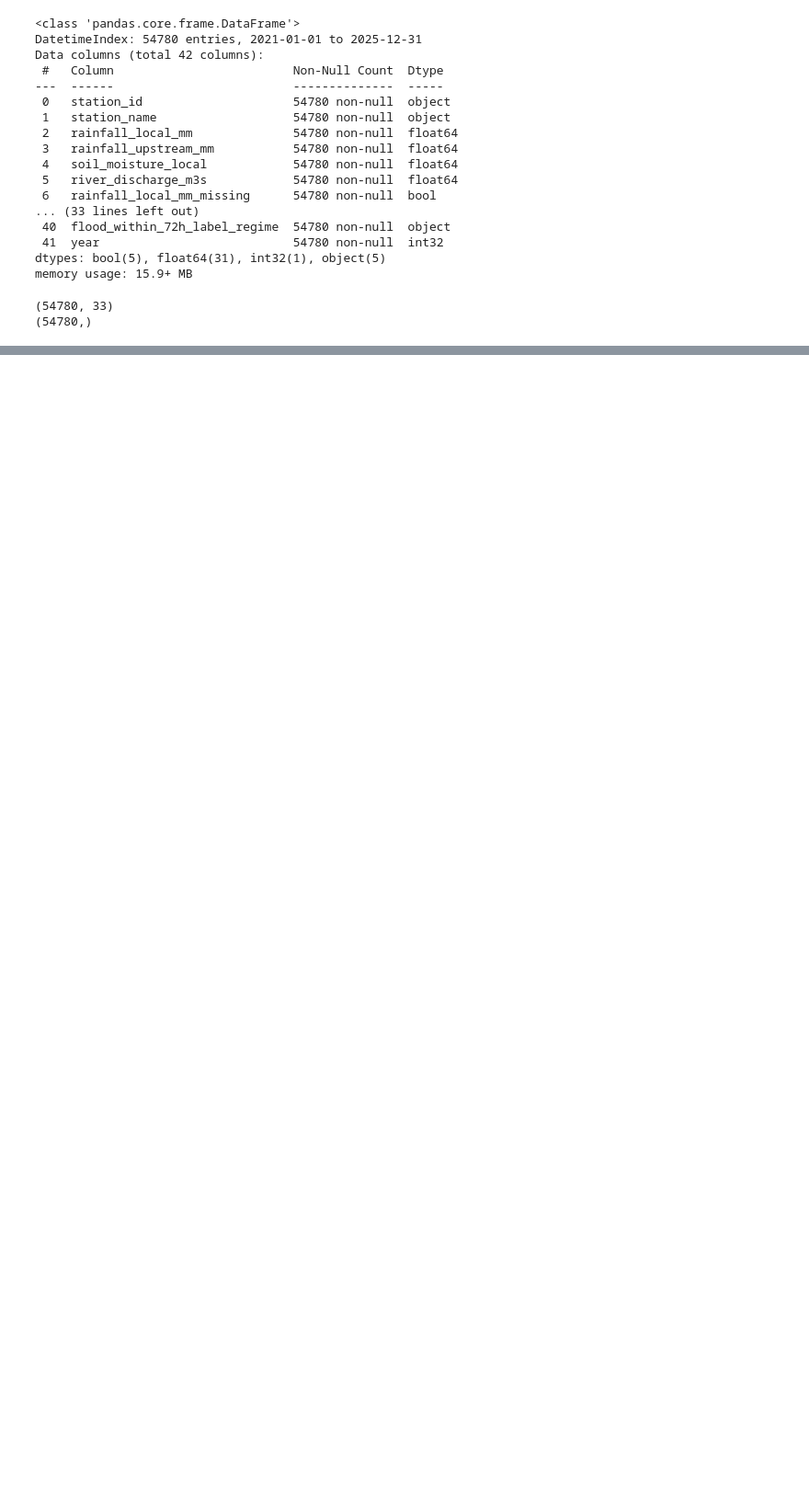
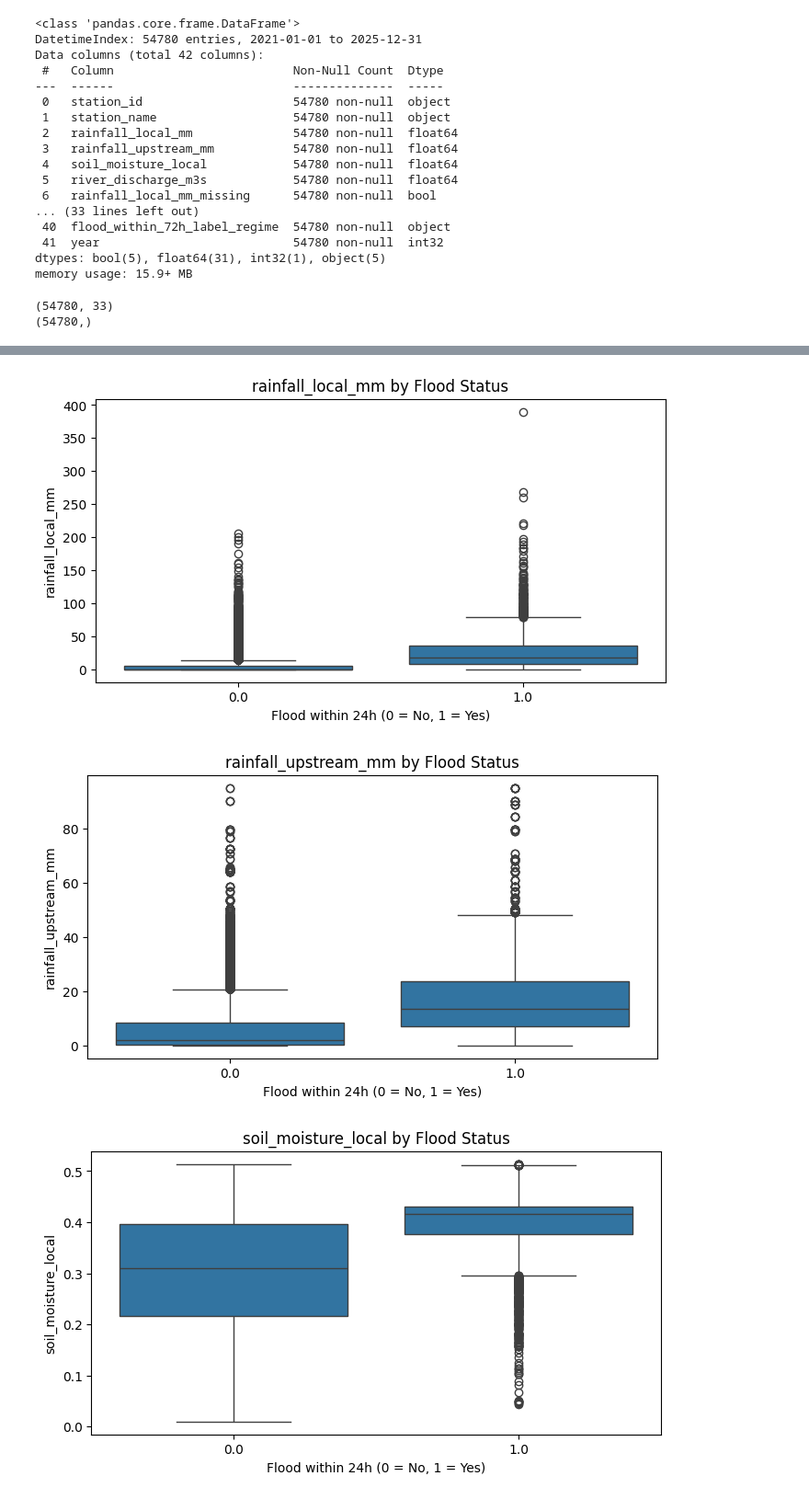
Before and after one commit to Burzo572/dsb_project, a Jupyter notebook: CapStoneProjectJankoBurzanovicFirstEda.ipynb, the cells around one changed output, grey strips where cells are left out. Shown at 92% size. Saved outputs shown, nothing was run; the diff lists cells and outputs as text; code cells hidden in the pictures; blank space fills up the shorter version.

```diff
--- a/CapStoneProjectJankoBurzanovicFirstEda.ipynb
+++ b/CapStoneProjectJankoBurzanovicFirstEda.ipynb
@@ -648,0 +866,9 @@ print(y.shape)
+# %%
+features = [
+    "rainfall_local_mm",
+    "rainfall_upstream_mm",
+    "soil_moisture_local",
+    "river_discharge_m3s"
+]
+
+df_clean.groupby("flood_within_24h")[features].mean().T
@@ -648,0 +881,19 @@ print(y.shape)
+# %%
+for feature in features:
+    plt.figure(figsize=(8, 4))
+
+    sns.boxplot(
+        data=df_clean,
+        x="flood_within_24h",
+        y=feature
+    )
+
+    plt.title(f"{feature} by Flood Status")
+    plt.xlabel("Flood within 24h (0 = No, 1 = Yes)")
+    plt.ylabel(feature)
+
+    plt.show()
+# %% [output]
+[figure, added]
+[figure, added]
+[figure, added]
```
Also changed, not shown: parts of 14 cells of this notebook.
